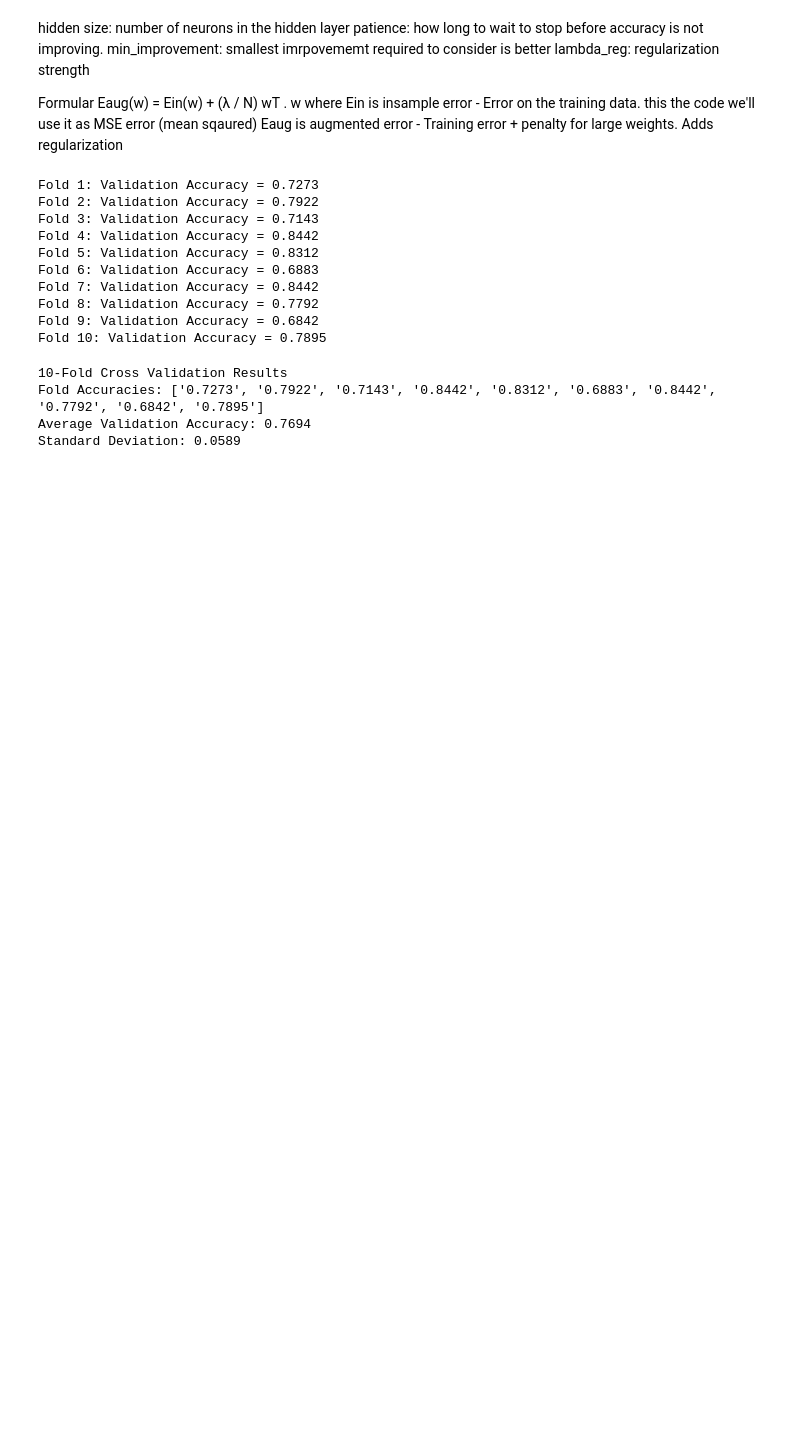
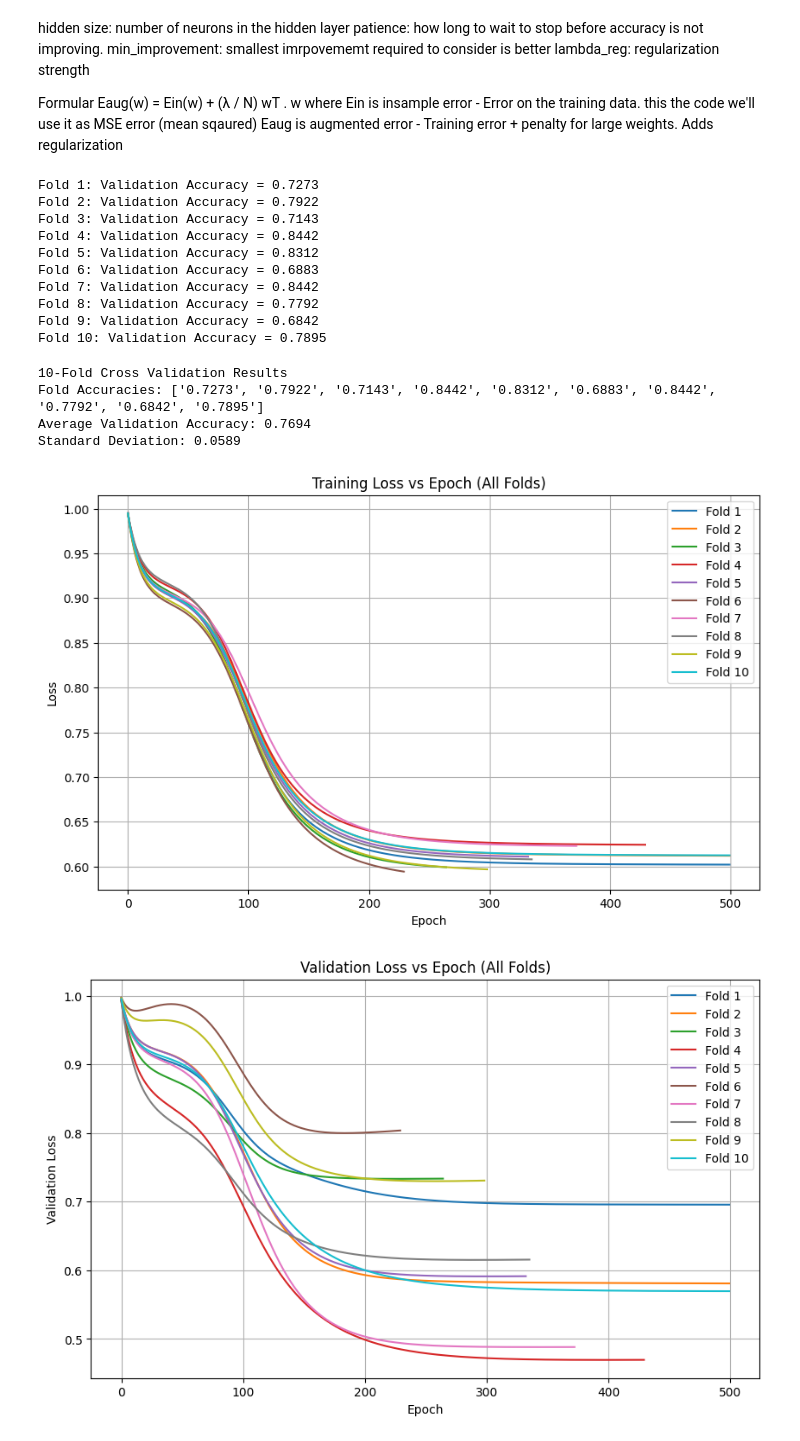
Before and after one commit to rudrprasad05/ai, a Jupyter notebook: nn-2/src/10fold-regular.ipynb, the cells around one changed output. Saved outputs shown, nothing was run; the diff lists cells and outputs as text; code cells hidden in the pictures; blank space fills up the shorter version.

```diff
--- a/nn-2/src/10fold-regular.ipynb
+++ b/nn-2/src/10fold-regular.ipynb
@@ -180,6 +181,9 @@ def evaluate_nn(X_data, y_data, W1, W2):
 kf = KFold(n_splits=10, shuffle=True, random_state=42) # split data into 10 parts
 
 fold_accuracies = []
+all_loss_histories = []
+all_acc_histories = []
+all_val_loss_histories = []
 
 for fold_no, (train_index, val_index) in enumerate(kf.split(X), start=1):
     '''
@@ -201,16 +205,25 @@ for fold_no, (train_index, val_index) in enumerate(kf.split(X), start=1):
     X_train = np.hstack((np.ones((X_train.shape[0], 1)), X_train))
     X_val = np.hstack((np.ones((X_val.shape[0], 1)), X_val))
 
-    W1, W2, loss_history, acc_history = train_nn(
+    W1, W2, loss_history, acc_history, val_loss_history = train_nn(
         X_train,
         y_train,
-        X_val,      # pass validation fold
+        X_val,
         y_val,
         lr=0.05,
         hidden_size=5,
         lambda_reg=0.001
     )
 
+    all_loss_histories.append(loss_history)
+    all_acc_histories.append(acc_history)
+    all_val_loss_histories.append(val_loss_history)
+
+    if fold_no == 1:
+        plot_loss_history = loss_history
+        plot_acc_history = acc_history
+        plot_val_loss_history = val_loss_history
+
     val_accuracy = evaluate_nn(X_val, y_val, W1, W2)
     fold_accuracies.append(val_accuracy)
 
@@ -239,3 +252,41 @@ print(f"Standard Deviation: {std_accuracy:.4f}")
 Fold Accuracies: ['0.7273', '0.7922', '0.7143', '0.8442', '0.8312', '0.6883', '0.8442', '0.7792', '0.6842', '0.7895']
 Average Validation Accuracy: 0.7694
 Standard Deviation: 0.0589
+# %%
+import matplotlib.pyplot as plt
+
+# TRAINING LOSS
+plt.figure(figsize=(10, 6))
+for i, loss in enumerate(all_loss_histories):
+    plt.plot(loss, label=f"Fold {i+1}")
+plt.xlabel("Epoch")
+plt.ylabel("Loss")
+plt.title("Training Loss vs Epoch (All Folds)")
+plt.legend()
+plt.grid(True)
+plt.show()
+
+# VALIDATION LOSS
+plt.figure(figsize=(10, 6))
+for i, val_loss in enumerate(all_val_loss_histories):
+    plt.plot(val_loss, label=f"Fold {i+1}")
+plt.xlabel("Epoch")
+plt.ylabel("Validation Loss")
+plt.title("Validation Loss vs Epoch (All Folds)")
+plt.legend()
+plt.grid(True)
+plt.show()
+
+# TRAINING ACCURACY
+plt.figure(figsize=(10, 6))
+for i, acc in enumerate(all_acc_histories):
+    plt.plot(acc, label=f"Fold {i+1}")
+plt.xlabel("Epoch")
+plt.ylabel("Accuracy")
+plt.title("Training Accuracy vs Epoch (All Folds)")
+plt.legend()
+plt.grid(True)
+plt.show()
+# %% [output]
+[figure, added]
+[figure, added]
```
Also changed, not shown: parts of 2 cells of this notebook, 2 other files.
